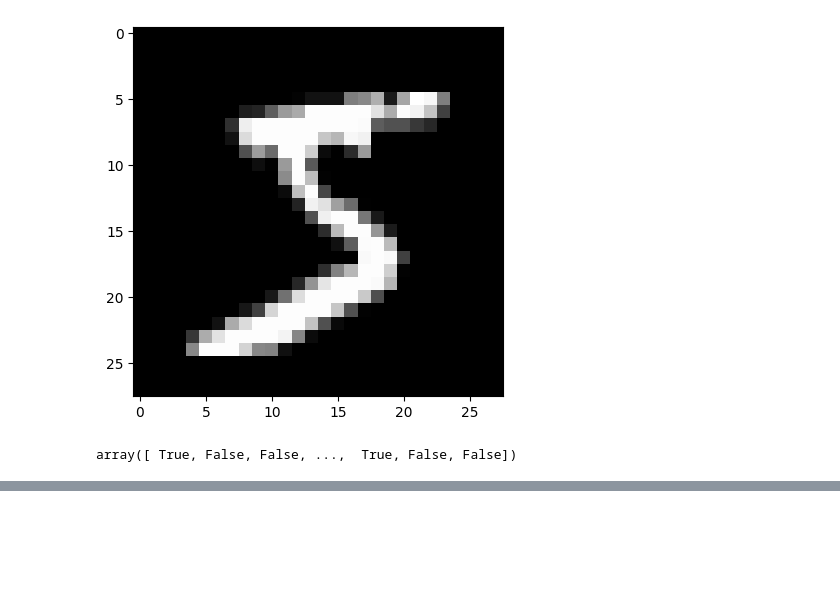
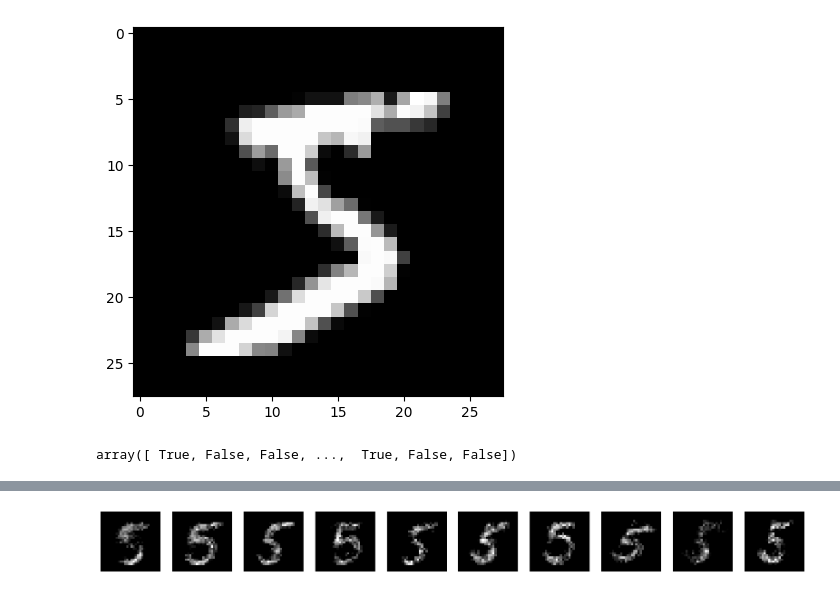
Before and after one commit to higorcamelo/tensor-keras-curso, a Jupyter notebook: GAN/gan.ipynb, the cells around one changed output, grey strips where cells are left out. Saved outputs shown, nothing was run; the diff lists cells and outputs as text; code cells hidden in the pictures; blank space fills up the shorter version.

```diff
--- a/GAN/gan.ipynb
+++ b/GAN/gan.ipynb
@@ -54,7 +52,7 @@ dataset = tf.data.Dataset.from_tensor_slices(my_data).shuffle(buffer_size=1000)
 # %%
 dataset = dataset.batch(batch_size, drop_remainder=True).prefetch(1)
 # %%
-epochs = 20
+epochs = 150
 # %%
 GAN.layers[0].summary()
 # %% [output]
@@ -129,0 +124,9 @@ plt.imshow(images[0])
+# %%
+# Exibir as 10 imagens geradas
+plt.figure(figsize=(20,20))
+for i in range(10):
+    plt.subplot(1, 10, i+1)
+    plt.imshow(images[i], cmap='gray')
+    plt.axis('off')
+# %% [output]
+[figure, added]
```
Also changed, not shown: parts of 8 cells of this notebook.
